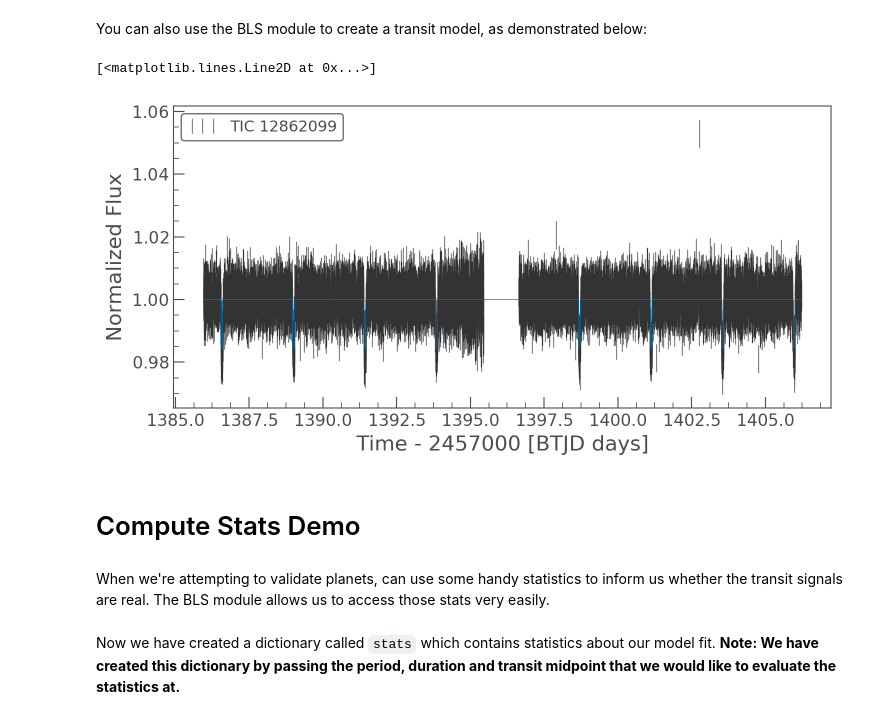
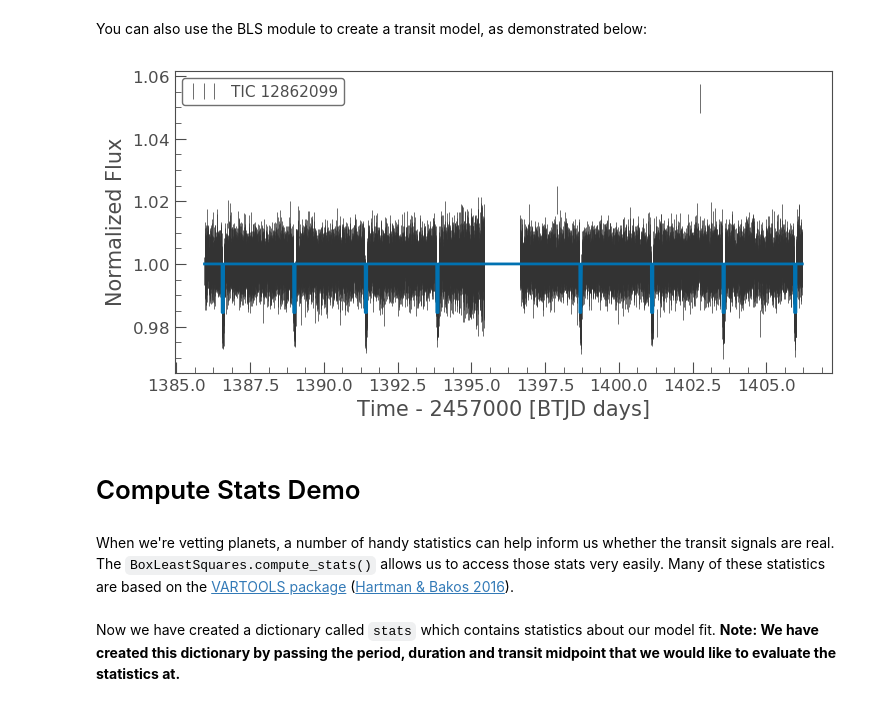
Before and after one commit to christinahedges/TESSWorkshops, a Jupyter notebook: bls/Workshop.ipynb, the cells around one changed output. Drawn from its saved outputs; the diff is of its cells as text; code cells hidden in the pictures.

```diff
--- a/bls/Workshop.ipynb
+++ b/bls/Workshop.ipynb
@@ -145,15 +142,14 @@ You can also use the BLS module to create a transit model, as demonstrated below
 model_flux = model.model(lc.time, period=period, duration=duration, transit_time=t0)
 model_flux /= np.median(model_flux)
 # %%
-lc.errorbar();
-plt.plot(lc.time, model_flux)
+ax = lc.errorbar()
+plt.plot(lc.time, model_flux, lw=2);
 # %% [output]
-[<matplotlib.lines.Line2D at 0x...>]
-[figure, old version]
+[figure, new version]
 # %% [markdown]
 #  Compute Stats Demo
 # %% [markdown]
-When we're attempting to validate planets, can use some handy statistics to inform us whether the transit signals are real. The BLS module allows us to access those stats very easily.
+When we're vetting planets, a number of handy statistics can help inform us whether the transit signals are real. The `BoxLeastSquares.compute_stats()` allows us to access those stats very easily. Many of these statistics are based on the [VARTOOLS package](https://www.astro.princeton.edu/~jhartman/vartools.html) ([Hartman & Bakos 2016](https://arxiv.org/abs/1605.06811)).
 # %%
 stats = model.compute_stats(period=period, duration=duration, transit_time=t0)
 # %% [markdown]
```
Also changed, not shown: parts of 23 cells of this notebook.
